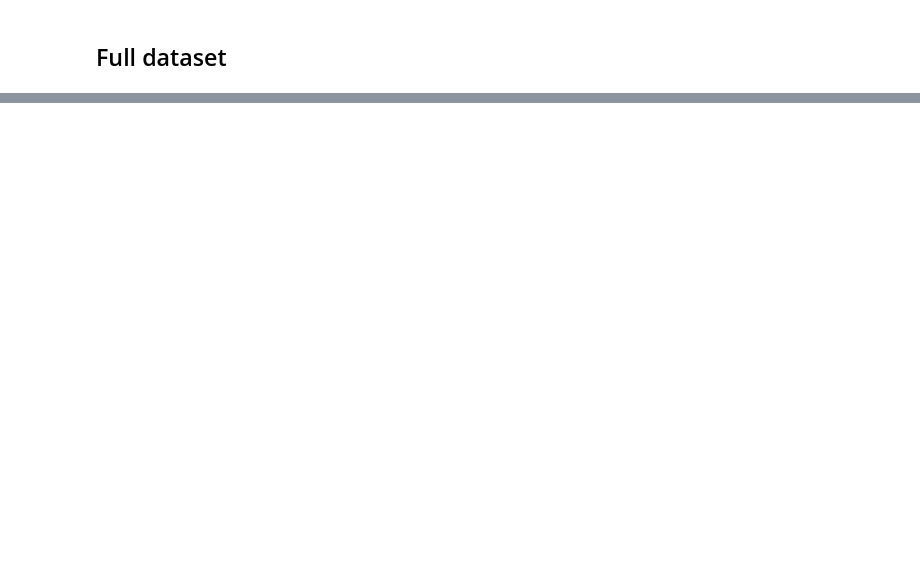
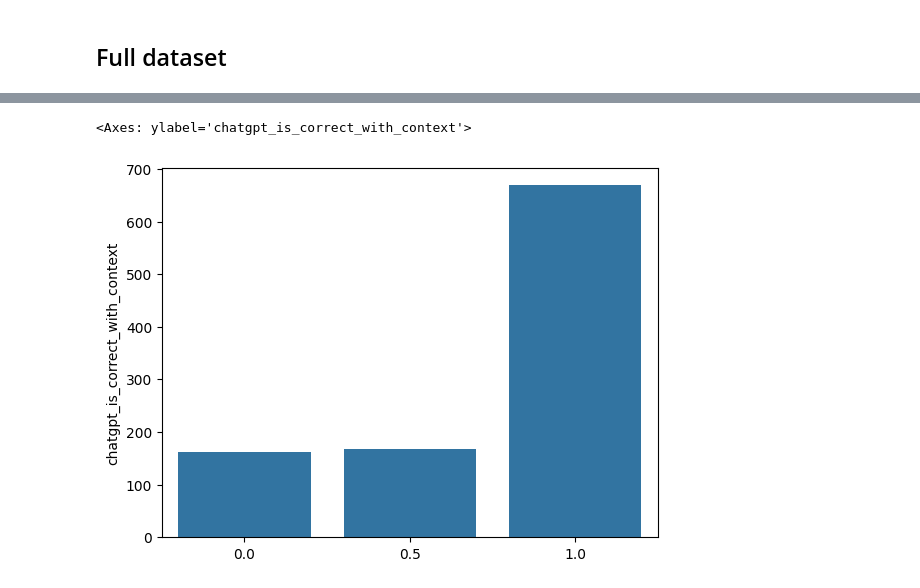
Before and after one commit to sashaboriskin/rag_routing, a Jupyter notebook: comparing_ue.ipynb, the cells around one changed output, grey strips where cells are left out. Cells and saved outputs as stored; diff of their text form; code cells hidden in the pictures; blank space fills up the shorter version.

```diff
--- a/comparing_ue.ipynb
+++ b/comparing_ue.ipynb
@@ -538,0 +611,5 @@ nq_dataset.to_csv('data/nq_dataset_with_generated_answers.csv')
+# %%
+sns.barplot(nq_dataset['chatgpt_is_correct_with_context'].value_counts())
+# %% [output]
+<Axes: ylabel='chatgpt_is_correct_with_context'>
+[figure, added]
```
Also changed, not shown: parts of 20 cells of this notebook, 1 other file.
